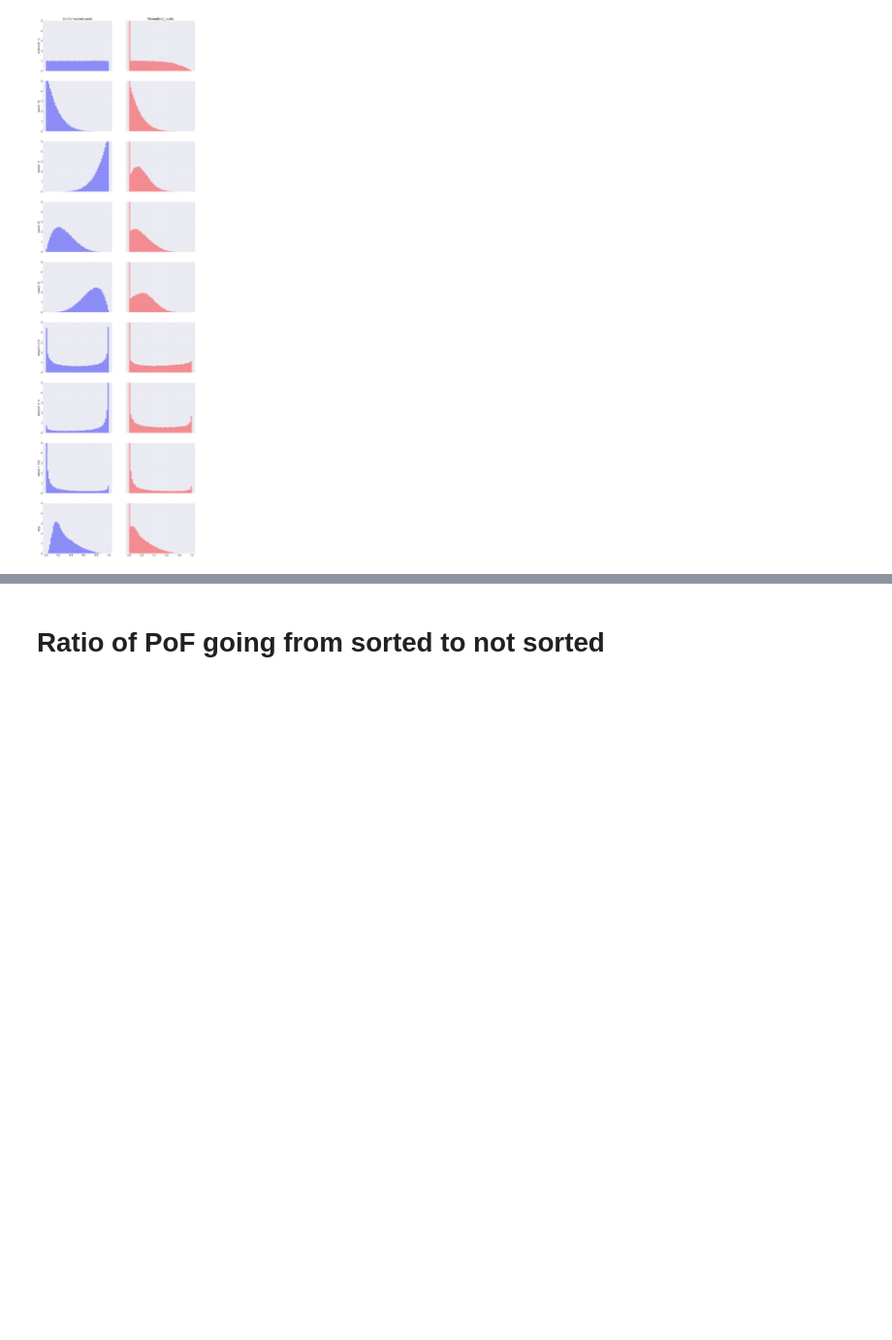
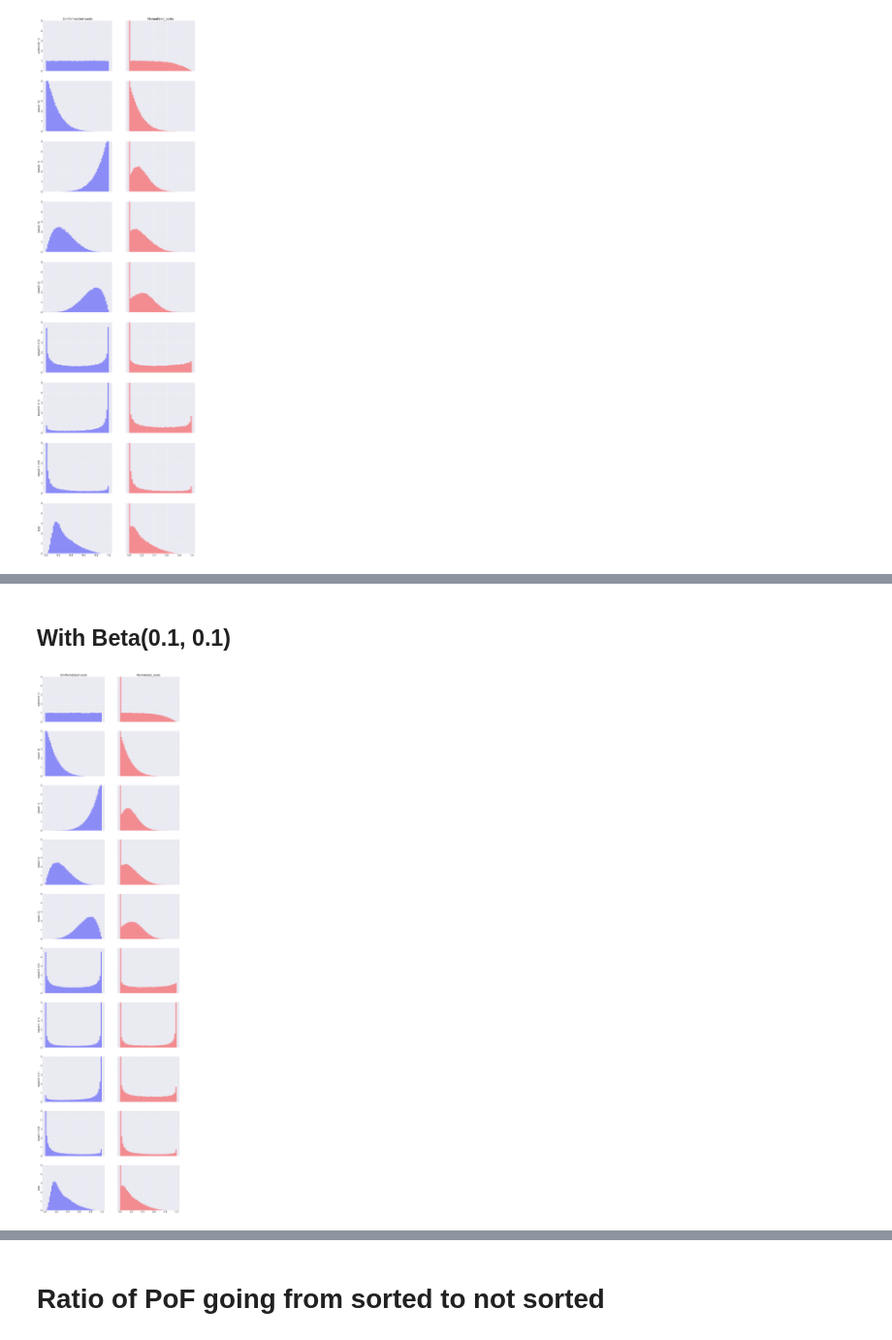
Before and after one commit to KrisNguyen135/FairBayesianOpt, a Jupyter notebook: notebooks/Homelessness/04_17_week/04 13 - Sorted vs not sorted with seaborn.ipynb, the cells around one changed output, grey strips where cells are left out. Shown at 97% size. Cells and saved outputs as stored; diff of their text form; code cells hidden in the pictures; blank space fills up the shorter version.

```diff
--- a/notebooks/Homelessness/04_17_week/04 13 - Sorted vs not sorted with seaborn.ipynb
+++ b/notebooks/Homelessness/04_17_week/04 13 - Sorted vs not sorted with seaborn.ipynb
@@ -305,0 +399,23 @@ plt.show()
+# %% [markdown]
+## With Beta(0.1, 0.1)
+# %%
+fig, ax = plt.subplots(len(labels), 2, figsize=(20, 8 * len(labels)), sharex=True, sharey=True)
+
+for dist_id in range(len(labels)):
+    ax[dist_id][0].hist(
+        cost_pop[dist_id], bins=50, density=True, color='b', alpha=0.4
+    )
+
+    ax[dist_id][1].hist(
+        increase_pop[dist_id], bins=50, density=True, color='r', alpha=0.4
+    )
+
+    ax[dist_id][0].set_ylabel(labels[dist_id])
+    ax[dist_id][0].set_ylim(0, 5)
+
+ax[0][0].set_title('Unnformalized costs')
+ax[0][1].set_title('Normalized_costs')
+
+plt.show()
+# %% [output]
+[figure, added]
```
Also changed, not shown: parts of 5 cells of this notebook, 9 other files.
